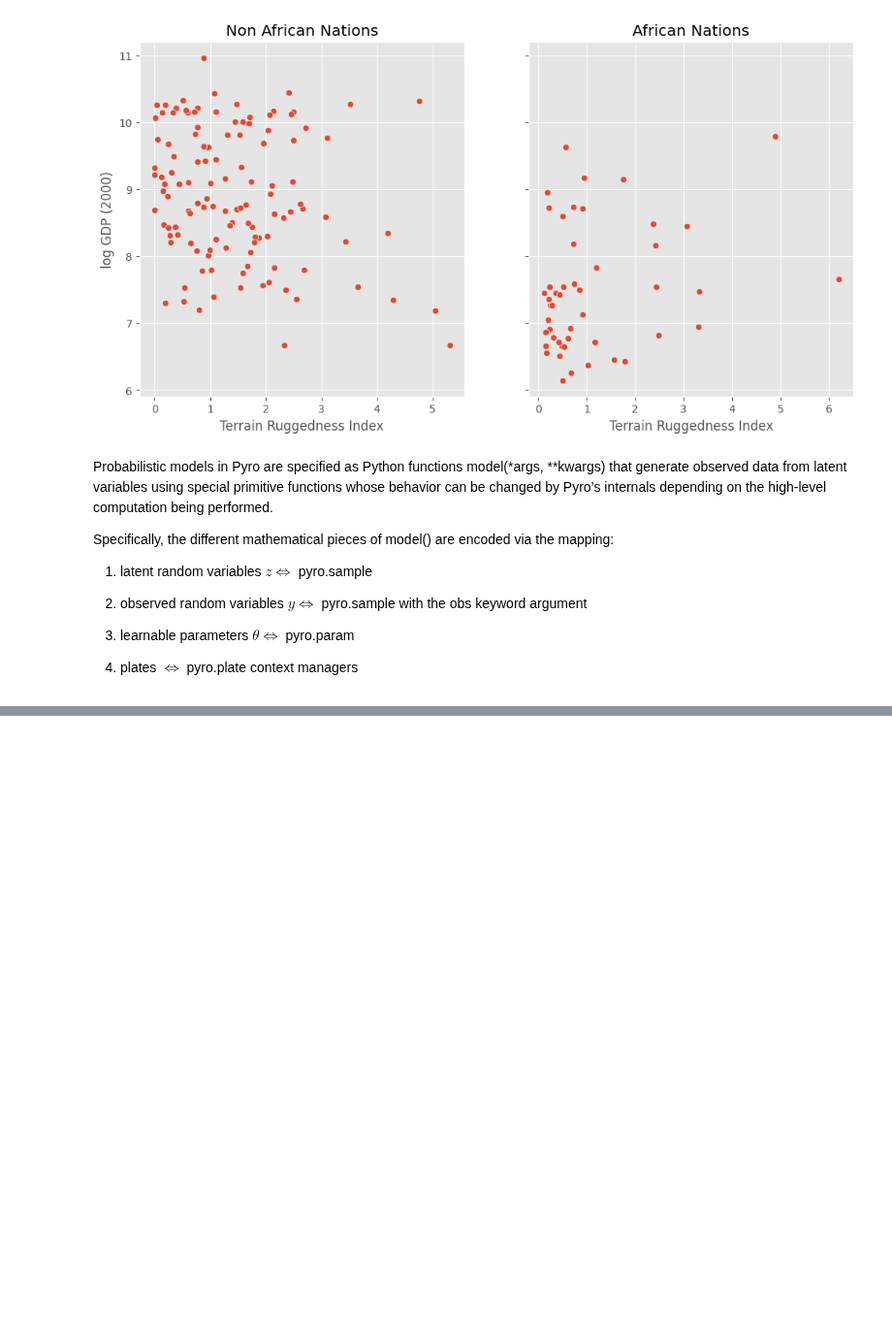
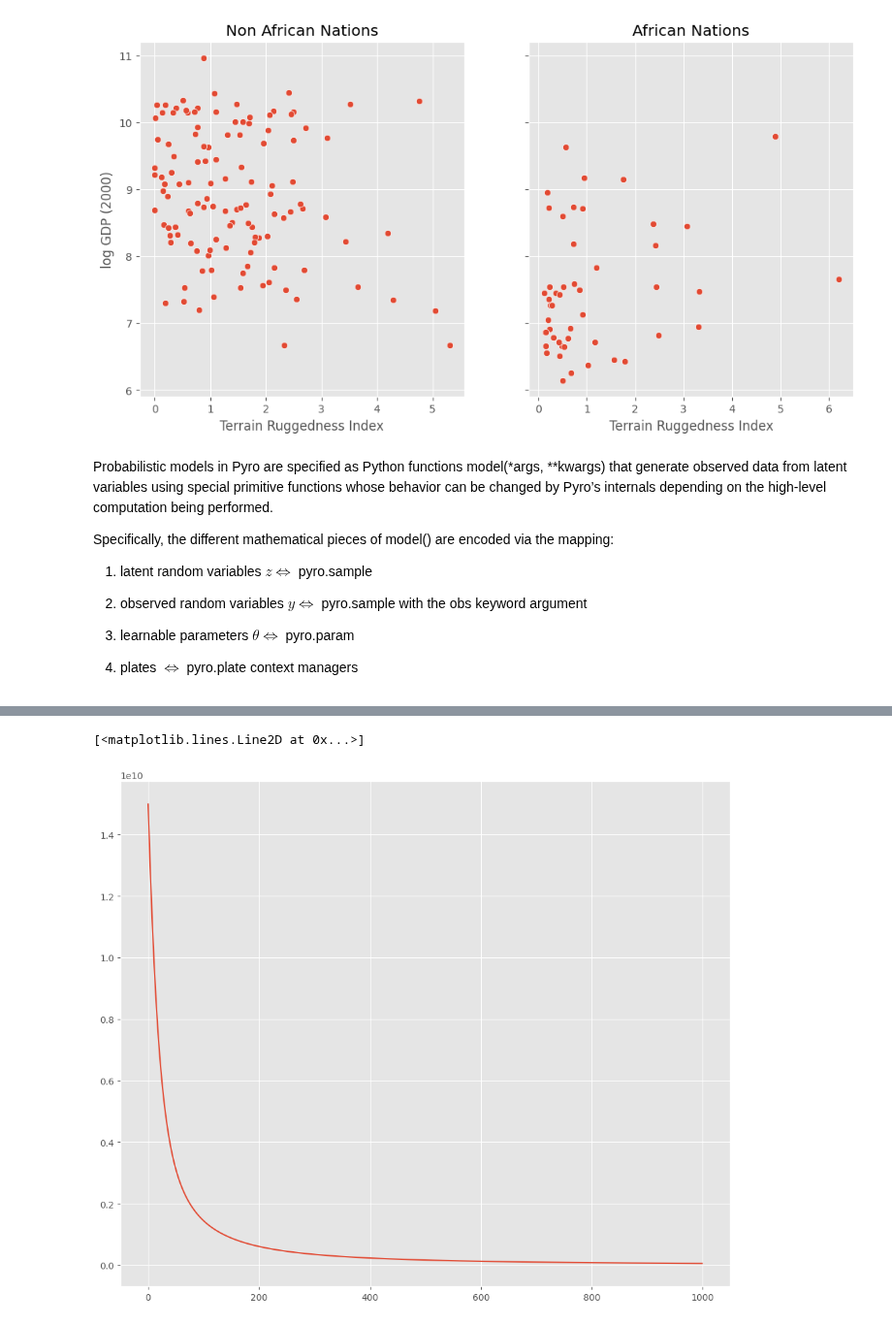
Before and after one commit to drclab/GP_VAE, a Jupyter notebook: drclab/Pyro/Pyro.ipynb, the cells around one changed output, grey strips where cells are left out. Shown at 97% size. Drawn from its saved outputs; the diff is of its cells as text; code cells hidden in the pictures; blank space fills up the shorter version.

Commit message:
ELBO

```diff
--- a/drclab/Pyro/Pyro.ipynb
+++ b/drclab/Pyro/Pyro.ipynb
@@ -134,2 +139,20 @@ pyro.render_model(reg_model, model_args=(is_cont_africa, ruggedness, log_gdp), r
 # %% [output]
 [drawing not drawn]
+# %%
+%%time
+
+pyro.clear_param_store()
+
+auto_guide = pyro.infer.autoguide.AutoNormal(reg_model)
+adam = pyro.optim.Adam({"lr": 0.02})
+elbo = pyro.infer.Trace_ELBO()
+
+svi = pyro.infer.SVI(reg_model, auto_guide, adam, elbo)
+
+losses = []
+
+for step in range(1000):
+    loss = svi.step(is_cont_africa, ruggedness, log_gdp)
+    losses.append(loss)
+    if step % 100 ==0:
+        logging.info("Elbo loss is {}".format(loss))
@@ -135,0 +172,6 @@ pyro.render_model(reg_model, model_args=(is_cont_africa, ruggedness, log_gdp), r
+# %%
+plt.figure(figsize=(12,10))
+plt.plot(losses)
+# %% [output]
+[<matplotlib.lines.Line2D at 0x...>]
+[figure, added]
```
Also changed, not shown: parts of 2 cells of this notebook.
